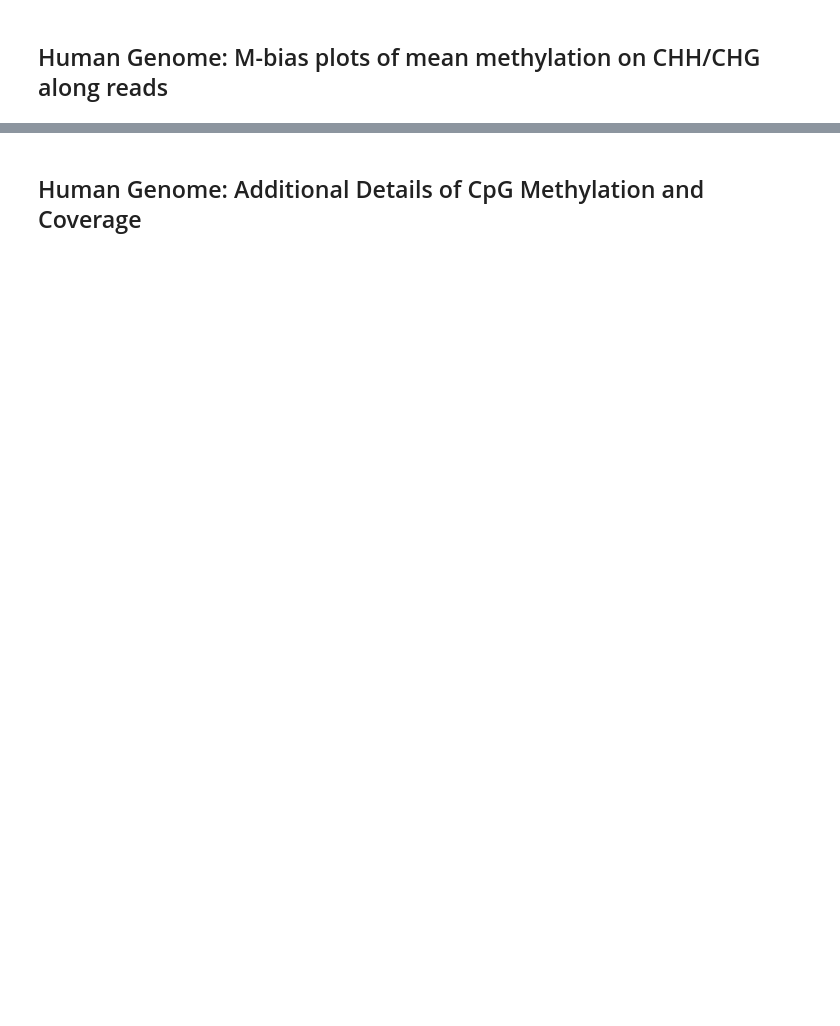
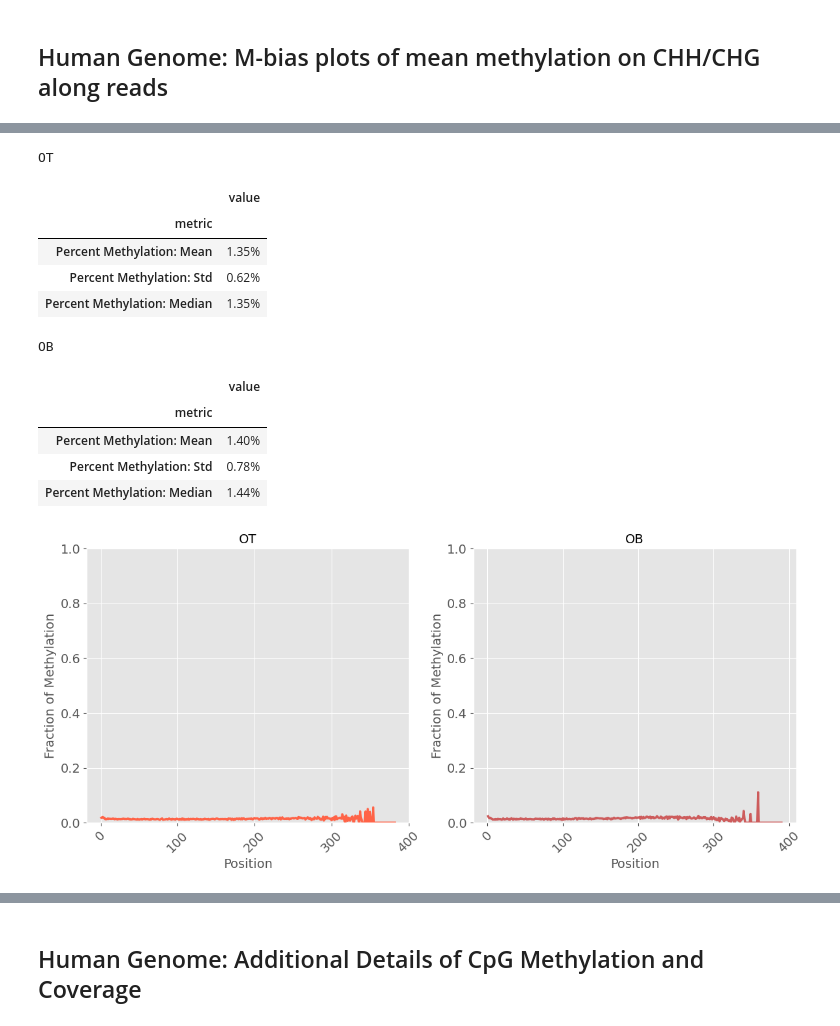
Before and after one commit to Ultimagen/ugbio-utils, a Jupyter notebook: src/methylation/ugbio_methylation/reports/methyldackel_qc_report.ipynb, the cells around one changed output, grey strips where cells are left out. Saved outputs shown, nothing was run; the diff lists cells and outputs as text; code cells hidden in the pictures; blank space fills up the shorter version.

```diff
--- a/src/methylation/ugbio_methylation/reports/methyldackel_qc_report.ipynb
+++ b/src/methylation/ugbio_methylation/reports/methyldackel_qc_report.ipynb
@@ -495,0 +106,16 @@ df_hist["stat_type"] = df_hist["metric"].str.extract(r"([A-Za-z]+):")
+# %%
+report_generator.generate_mbias_non_cpg_analysis()
+# %% [output]
+OT
+|  | value |
+| metric |  |
+| Percent Methylation: Mean | 1.35% |
+| Percent Methylation: Std | 0.62% |
+| Percent Methylation: Median | 1.35% |
+OB
+|  | value |
+| metric |  |
+| Percent Methylation: Mean | 1.40% |
+| Percent Methylation: Std | 0.78% |
+| Percent Methylation: Median | 1.44% |
+[figure, added]
```
Also changed, not shown: parts of 40 cells of this notebook, 3 other files.
